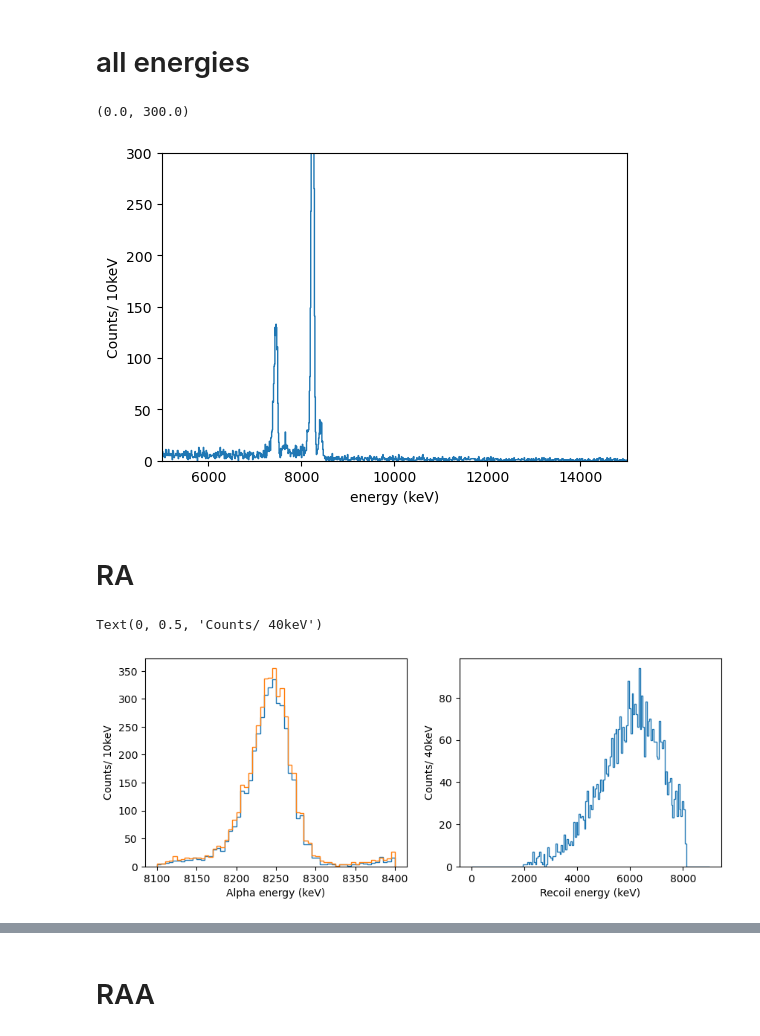
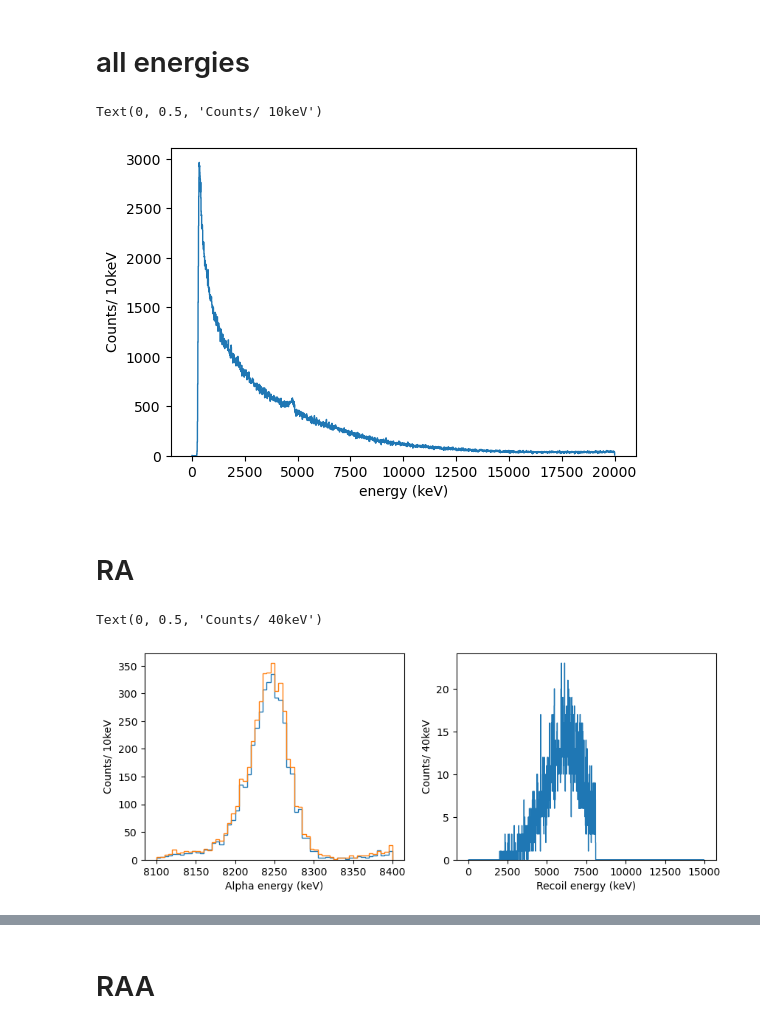
Before and after one commit to JChads4/ppac_code, a Jupyter notebook: analysis_notebook.ipynb, the cells around one changed output, grey strips where cells are left out. Cells and saved outputs as stored; diff of their text form; code cells hidden in the pictures.

```diff
--- a/analysis_notebook.ipynb
+++ b/analysis_notebook.ipynb
@@ -44,34 +116,34 @@ Loaded final_correlated: 99162 rows
 # %%
 plt.figure(figsize=(6,4))
 
-# plt.hist(coincident['imp_xE'], histtype='step', bins=2000, range=(0,20000)) #10keV
-plt.hist(decays['xE'], histtype='step', bins=5000, range=(0,50000))
+plt.hist(coincident['imp_xE'], histtype='step', bins=2000, range=(0,20000)) #10keV
+# plt.hist(decays['xE'], histtype='step', bins=5000, range=(0,50000))
 plt.xlabel('energy (keV)')
 plt.ylabel(r'Counts/ 10keV')
-plt.xlim(5e3,15e3)
+# plt.xlim(5e3,15e3)
 # plt.xlim(4e3,10e3)
-plt.ylim(bottom=0,top=300)
+# plt.ylim(bottom=0,top=800)
 # plt.yscale('log')
 # %% [output]
-(0.0, 300.0)
+Text(0, 0.5, 'Counts/ 10keV')
-[figure, old version]
+[figure, new version]
 # %% [markdown]
 # RA
 # %%
 plt.figure(figsize=(10,8))
 plt.subplot(221)
 plt.hist(df_RA['alpha1_xE'], histtype='step', bins=60, range=(8100,8400))
 plt.hist(decays['xE'], histtype='step', bins=60, range=(8100,8400))
 plt.xlabel('Alpha energy (keV)')
 plt.ylabel(r'Counts/ 10keV')
 
 plt.subplot(222)
-plt.hist(df_RA['recoil_xE'], histtype='step',bins=175, range=(0,9000))
+plt.hist(df_RA['recoil_xE'], histtype='step',bins=1500, range=(0,15e3))
 plt.xlabel('Recoil energy (keV)')
 plt.ylabel(r'Counts/ 40keV')
 # %% [output]
 Text(0, 0.5, 'Counts/ 40keV')
-[figure, old version]
+[figure, new version]
 # %%
 # # correlated beam spot
 plt.figure(figsize=(12,6))
```
Also changed, not shown: parts of 11 cells of this notebook, 1 other file.
